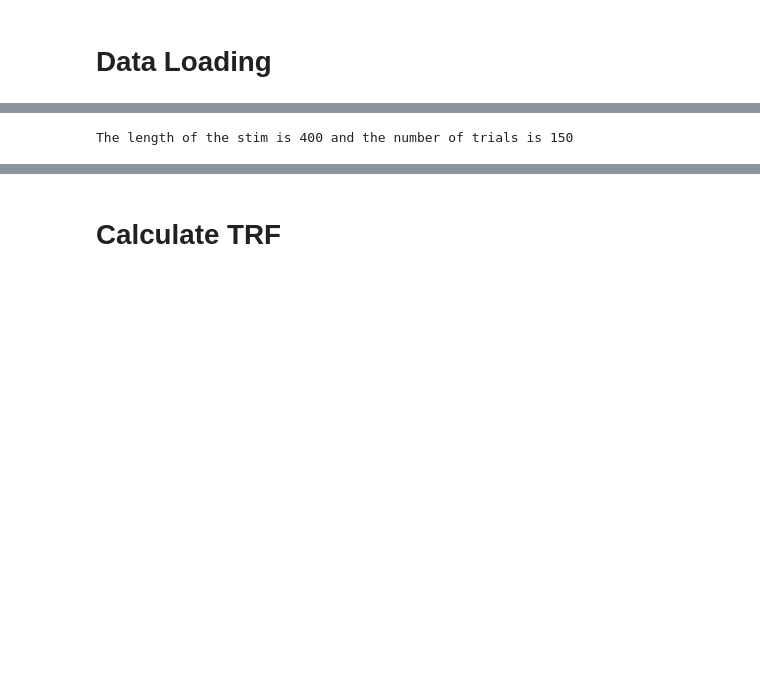
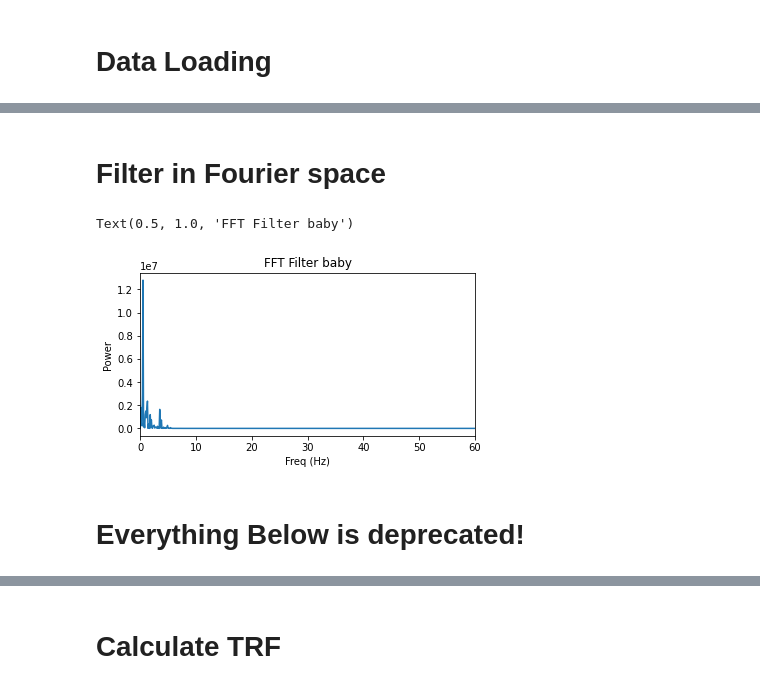
Before and after one commit to Biofall/two_photon_analysis, a Jupyter notebook: notebooks/temp_rf.py.ipynb, the cells around one changed output, grey strips where cells are left out. Saved outputs shown, nothing was run; the diff lists cells and outputs as text; code cells hidden in the pictures; blank space fills up the shorter version.

```diff
--- a/notebooks/temp_rf.py.ipynb
+++ b/notebooks/temp_rf.py.ipynb
@@ -49,13 +339,34 @@ run_parameters = ID.getRunParameters()
+# %% [markdown]
+# Filter in Fourier space
+# %%
+# FFT frequency sample points
+freq = np.fft.fftfreq(n=len(filter_fft), d=1/ideal_frame_rate)
+
+# Filter power spectrum
+fh, ax = plt.subplots(1, 1, figsize=(6, 3))
+# FFT shift before visualizing
+ax.plot(np.fft.fftshift(freq), np.abs(np.fft.fftshift(filter_fft))**2)
+# ax.plot(np.fft.fftshift(freq), np.fft.fftshift(filter_fft))
+
+ax.set_xlim([0, 60])
+# ax.set_yscale('log')
+ax.set_xlabel('Freq (Hz)')
+ax.set_ylabel('Power')
+ax.set_title('FFT Filter baby')
+
+# Conclusion: very little power at high frequencies, no use in doing freq cutoff before ifft
+# %% [output]
+Text(0.5, 1.0, 'FFT Filter baby')
+[figure, added]
+# %% [markdown]
+# Everything Below is deprecated!
 # %%
-# pull run parameters (same across all trials)
+parameters (same across all trials)
 update_rate = run_parameters["update_rate"]
 # rand_min = run_parameters['rand_min']
 # rand_max = run_parameters['rand_max']
 rand_min = 0
 rand_max = 1
-
-# calculate size of noise grid, in units of patches (H,W)
-# output_shape = (int(np.floor(run_parameters['grid_height']/run_parameters['patch_size'])), int(np.floor(run_parameters['grid_width']/run_parameters['patch_size'])));
 
 # calculate number of time points needed
 n_frames = update_rate * (run_parameters["stim_time"])
@@ -63,9 +374,9 @@ n_frames = update_rate * (run_parameters["stim_time"])
 # initialize array that will contain stimuli for all trials
 all_stims = np.zeros((int(n_frames), int(run_parameters["num_epochs"])))
 # populate all-trial stimulus array
-for trial_num in range(1, int(run_parameters["num_epochs"] + 1)):
+for trial_num in range(0, int(run_parameters["num_epochs"])):
     # pull start_seed for trial
-    start_seed = epoch_parameters[(trial_num - 1)]["start_seed"]
+    start_seed = epoch_parameters[(trial_num)]["start_seed"]
     # initialize stimulus frames variable with full idle color
     stim = np.full(int(n_frames), run_parameters["idle_color"])
     # populate stim array (T) specifically during "stim time"
@@ -73,7 +384,8 @@ for trial_num in range(1, int(run_parameters["num_epochs"] + 1)):
         # find time in sec at stim_ind
         t = stim_ind / update_rate
         # define seed at each timepoint
-        seed = int(round(start_seed + t * update_rate))
+        seed = int(np.round(start_seed + stim_ind+1)) # +1 b/c in exp, t is 120Hz
+        print(seed)
         np.random.seed(seed)
         # find random values for the current seed and write to pre-initialized stim array
         rand_values = np.random.choice(
@@ -81,10 +393,8 @@ for trial_num in range(1, int(run_parameters["num_epochs"] + 1)):
         )
         stim[stim_ind] = rand_values
 
-    # save trial stimulus to all_stims(Height, Width, Time, Trial)
-    all_stims[:, (trial_num - 1)] = stim
+    # save trial stimulus to all_stims(Time, Trial)
+    all_stims[:, (trial_num)] = stim
 
 print(f'The length of the stim is {all_stims.shape[0]} and the number of trials is {all_stims.shape[1]}!')
 # This is currently alternating NO OPTO and OPTO conditions
-# %% [output]
-The length of the stim is 400 and the number of trials is 150
```
Also changed, not shown: parts of 30 cells of this notebook.
